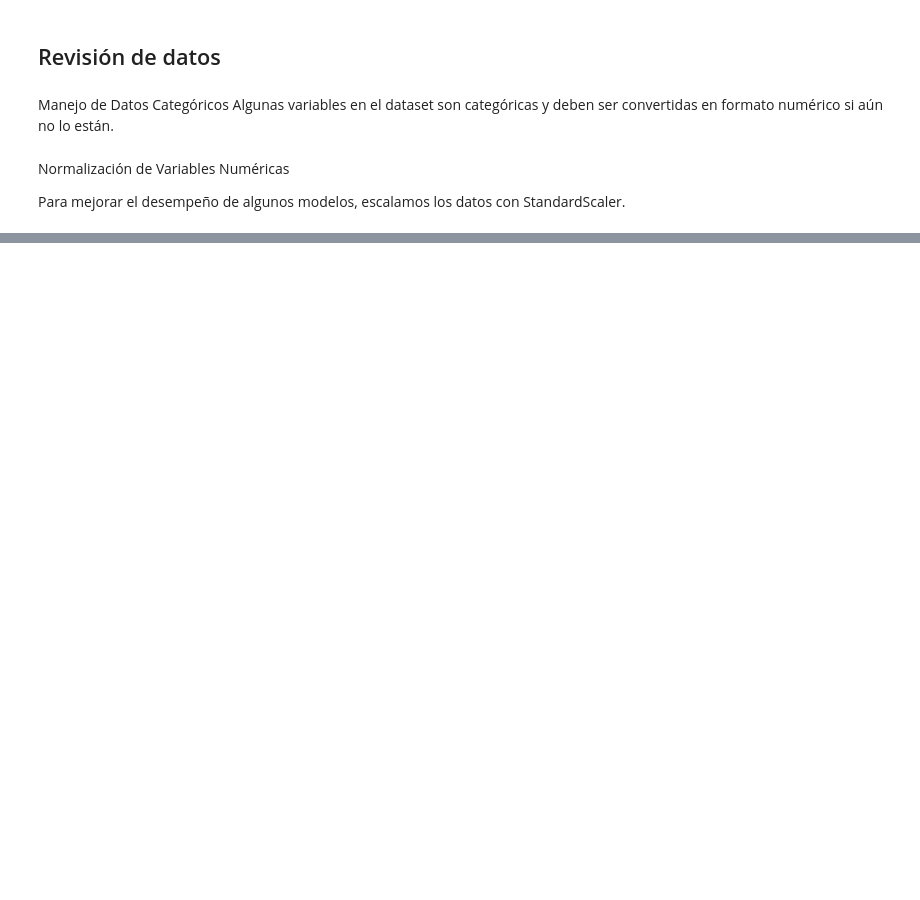
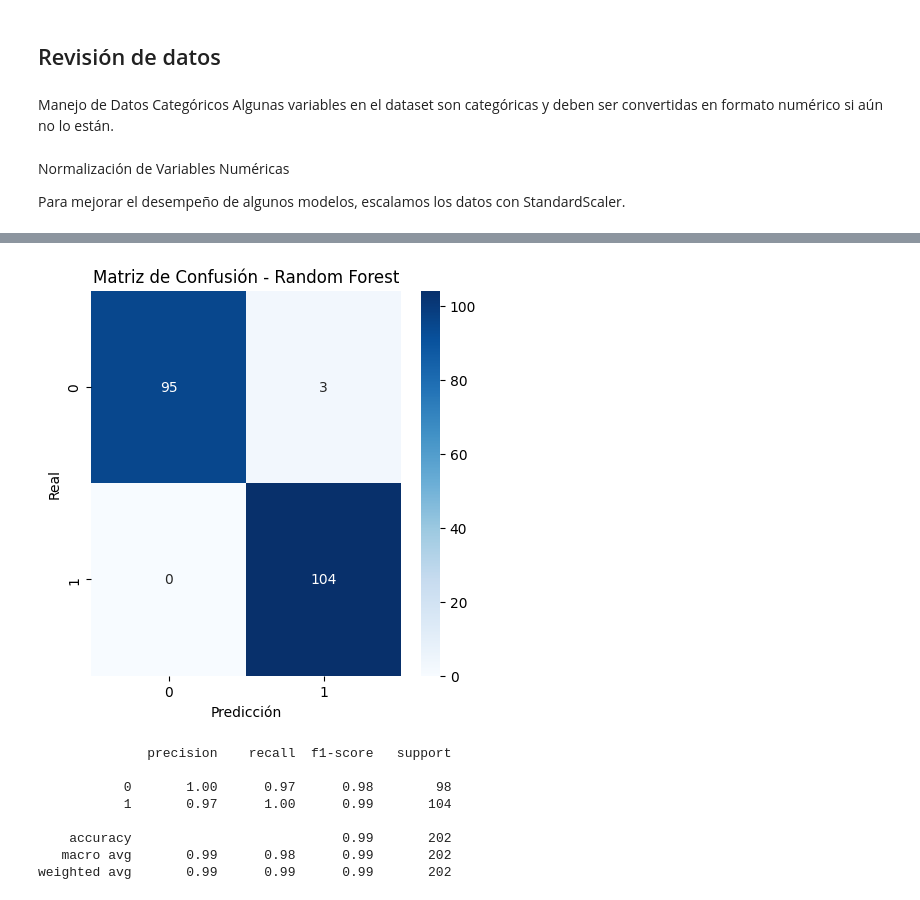
Before and after one commit to Cmonzon-94/Machine-Learning, a Jupyter notebook: Enfermedades_cardiacas.ipynb, the cells around one changed output, grey strips where cells are left out. Saved outputs shown, nothing was run; the diff lists cells and outputs as text; code cells hidden in the pictures; blank space fills up the shorter version.

```diff
--- a/Enfermedades_cardiacas.ipynb
+++ b/Enfermedades_cardiacas.ipynb
@@ -496,0 +466,20 @@ AttributeError: 'super' object has no attribute '__sklearn_tags__'
+# %%
+# Manejo de clases desbalanceadas con SMOTE
+smote = SMOTE(random_state=42)
+X_train, y_train = smote.fit_resample(X_train, y_train)
+# %%
+# Optimización de hiperparámetros con RandomizedSearchCV en RandomForest
+
+param_grid = {
+    "n_estimators": [50, 100, 200],
+    "max_depth": [None, 10, 20],
+    "min_samples_split": [2, 5, 10],
+    "min_samples_leaf": [1, 2, 4]
+}
+
+rf = RandomForestClassifier(random_state=42)
+random_search = RandomizedSearchCV(rf, param_distributions=param_grid, n_iter=10, cv=5, scoring="roc_auc", n_jobs=-1)
+random_search.fit(X_train, y_train)
+
+# Mejor modelo
+best_rf = random_search.best_estimator_
@@ -496,0 +515,26 @@ AttributeError: 'super' object has no attribute '__sklearn_tags__'
+# %%
+# Evaluación del mejor modelo
+
+y_pred = best_rf.predict(X_test)
+
+# 📌 Matriz de confusión
+cm = confusion_matrix(y_test, y_pred)
+plt.figure(figsize=(5,5))
+sns.heatmap(cm, annot=True, fmt="d", cmap="Blues")
+plt.xlabel("Predicción")
+plt.ylabel("Real")
+plt.title("Matriz de Confusión - Random Forest")
+plt.show()
+
+# Métricas detalladas
+print(classification_report(y_test, y_pred))
+# %% [output]
+[figure, added]
+              precision    recall  f1-score   support
+
+           0       1.00      0.97      0.98        98
+           1       0.97      1.00      0.99       104
+
+    accuracy                           0.99       202
+   macro avg       0.99      0.98      0.99       202
+weighted avg       0.99      0.99      0.99       202
```
Also changed, not shown: parts of 51 cells of this notebook, 2 other files.
